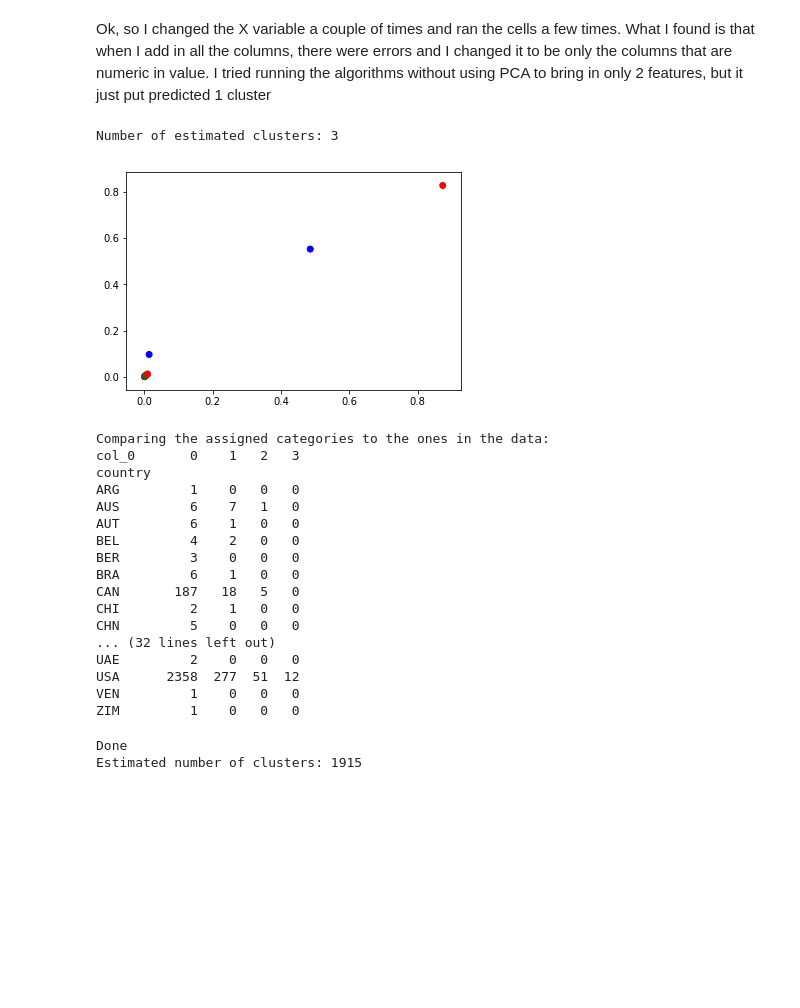
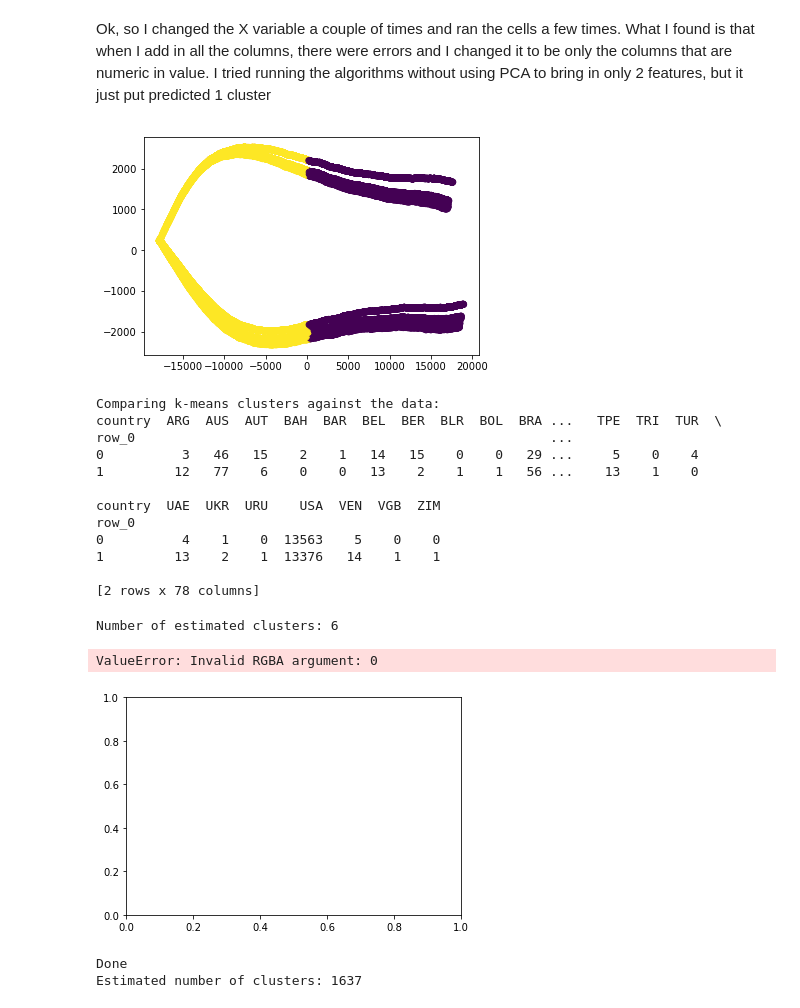
Before and after one commit to Schmidt8181/UnsupervisedLearning, a Jupyter notebook: BostonMarathon.ipynb, the cells around one changed output. Cells and saved outputs as stored; diff of their text form; code cells hidden in the pictures; blank space fills up the shorter version.

Commit message:
first try mean shift, spectral clustering, affinity propogation

```diff
--- a/BostonMarathon.ipynb
+++ b/BostonMarathon.ipynb
@@ -59,6 +59,9 @@ boston['5k'] = pd.to_numeric(boston['5k'], errors='coerce')
 boston['half'] = pd.to_numeric(boston['half'], errors='coerce')
 boston['20k'] = pd.to_numeric(boston['20k'], errors='coerce')
 boston['40k'] = pd.to_numeric(boston['40k'], errors='coerce')
+# %%
+boston['gender'] = boston['gender'].apply(lambda x: x.cat.codes)
+df[cat_columns] = df[cat_columns].apply(lambda x: x.cat.codes)
 # %%
 boston.dtypes
 # %% [output]
@@ -220,21 +223,50 @@ Ok, so I changed the X variable a couple of times and ran the cells a few times.
 # split your data into training and test sets.
 # roll it down to 2 features so we can graph this stuff!
 
-X_pca = PCA(2).fit_transform(num_X)
-X_norm = normalize(num_X)
+X_pca = PCA(2).fit_transform(num_X) #for kmeans
+X_norm = normalize(num_X) # for kmeans
 
 X_train, X_test, y_train, y_test = train_test_split(
     X_pca,
     y,
-    test_size=0.9,
-    random_state=42)
+    test_size=0.9)
+# %%
+# frickin KMeans
+from sklearn.cluster import KMeans
+
+y_pred = KMeans(n_clusters=2).fit_predict(X_pca)
+
+# Plot the solution.
+plt.scatter(X_pca[:, 0], X_pca[:, 1], c=y_pred)
+plt.show()
+
+# Check the solution against the data.
+print('Comparing k-means clusters against the data:')
+print(pd.crosstab(y_pred, y))
+# %% [output]
+[figure, added]
+Comparing k-means clusters against the data:
+country  ARG  AUS  AUT  BAH  BAR  BEL  BER  BLR  BOL  BRA ...   TPE  TRI  TUR  \
+row_0                                                     ...
+0          3   46   15    2    1   14   15    0    0   29 ...     5    0    4
+1         12   77    6    0    0   13    2    1    1   56 ...    13    1    0
+
+country  UAE  UKR  URU    USA  VEN  VGB  ZIM
+row_0
+0          4    1    0  13563    5    0    0
+1         13    2    1  13376   14    1    1
+
+[2 rows x 78 columns]
+# %%
+# New test and training sets for different algorithms
+X_train2, X_test2, y_train2, y_test2 = train_test_split(X_norm, y, test_size=0.9)
 # %%
 # Mean Shift!
-bandwidth = estimate_bandwidth(X_train, quantile=0.2, n_samples=500)
+bandwidth = estimate_bandwidth(X_train2, quantile=0.2, n_samples=500)
 
 # Declare and fit the model.
-ms = MeanShift(bandwidth=bandwidth, bin_seeding=True)
-ms.fit(X_train)
+ms = MeanShift(bandwidth=.2, bin_seeding=True)
+ms.fit(X_train2)
 
 # Extract cluster assignments for each data point.
 labels = ms.labels_
@@ -247,37 +279,21 @@ n_clusters_ = len(np.unique(labels))
 
 print("Number of estimated clusters: {}".format(n_clusters_))
 # %% [output]
-Number of estimated clusters: 3
+Number of estimated clusters: 6
 # %%
 colors = ['red', 'blue', 'green']
-plt.scatter(X_train[0], X_train[1], c=colors)
-plt.show()
+#plt.scatter(X_train2[[0]], X_train2[[1]], c=labels)
+#plt.show()
 
 print('Comparing the assigned categories to the ones in the data:')
 print(pd.crosstab(y_train,labels))
 # %% [output]
+ValueError: Invalid RGBA argument: 0
-[figure, old version]
+[figure, new version]
-Comparing the assigned categories to the ones in the data:
-col_0       0    1   2   3
-country
-ARG         1    0   0   0
-AUS         6    7   1   0
-AUT         6    1   0   0
-BEL         4    2   0   0
-BER         3    0   0   0
-BRA         6    1   0   0
-CAN       187   18   5   0
-CHI         2    1   0   0
-CHN         5    0   0   0
-... (32 lines left out)
-UAE         2    0   0   0
-USA      2358  277  51  12
-VEN         1    0   0   0
-ZIM         1    0   0   0
 # %%
 # Declare the model and fit it in one statement.
 # Note that you can provide arguments to the model, but we didn't.
-af = AffinityPropagation().fit(X_train)
+af = AffinityPropagation().fit(X_train2)
 print('Done')
 
 # Pull the number of clusters and cluster assignments for each data point.
@@ -288,6 +304,6 @@ labels = af.labels_
 print('Estimated number of clusters: {}'.format(n_clusters_))
 # %% [output]
 Done
-Estimated number of clusters: 1915
+Estimated number of clusters: 1637
 # %%
 # We think we know we're looking for three clusters.
```
Also changed, not shown: parts of 5 cells of this notebook.
